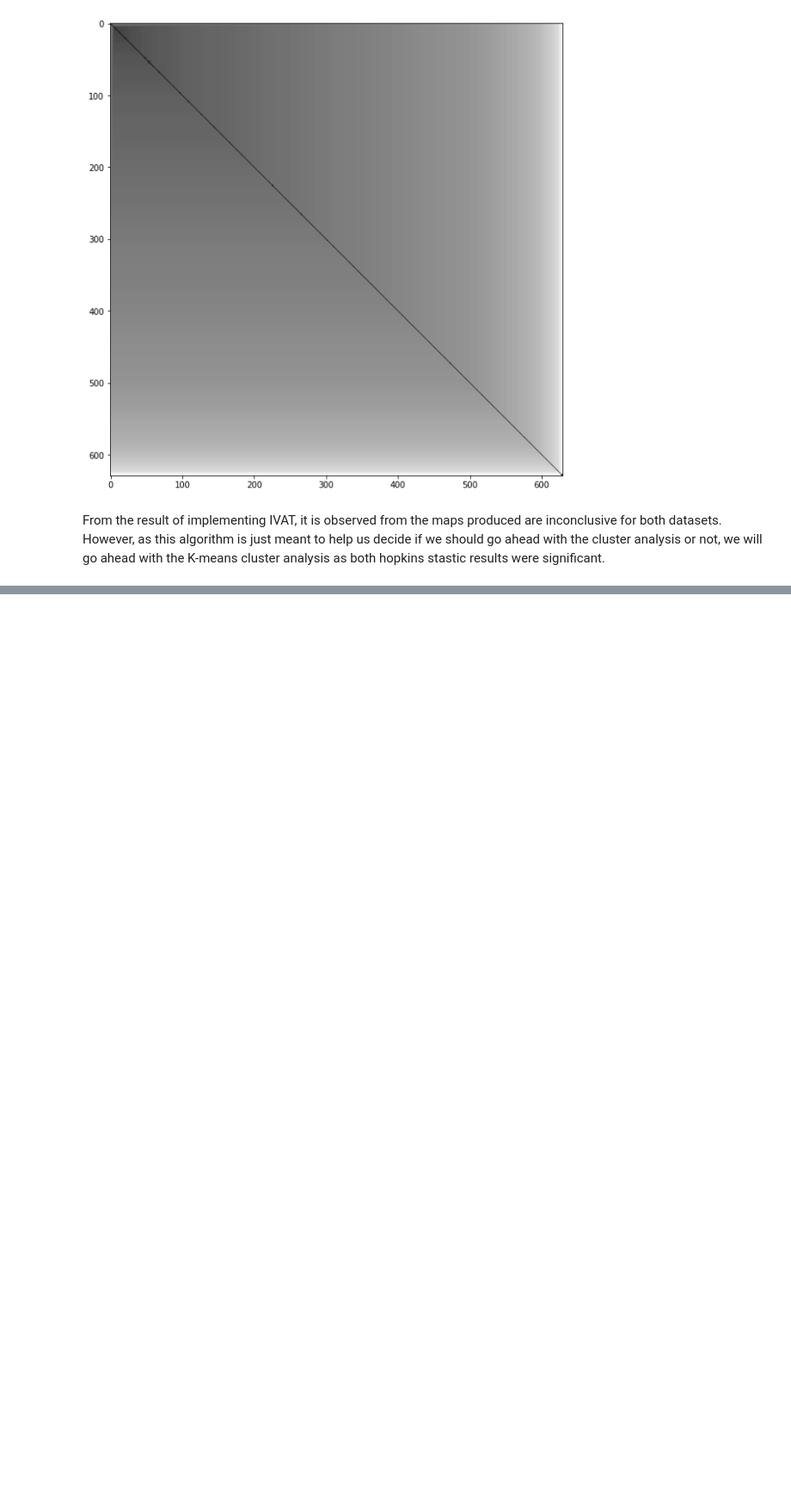
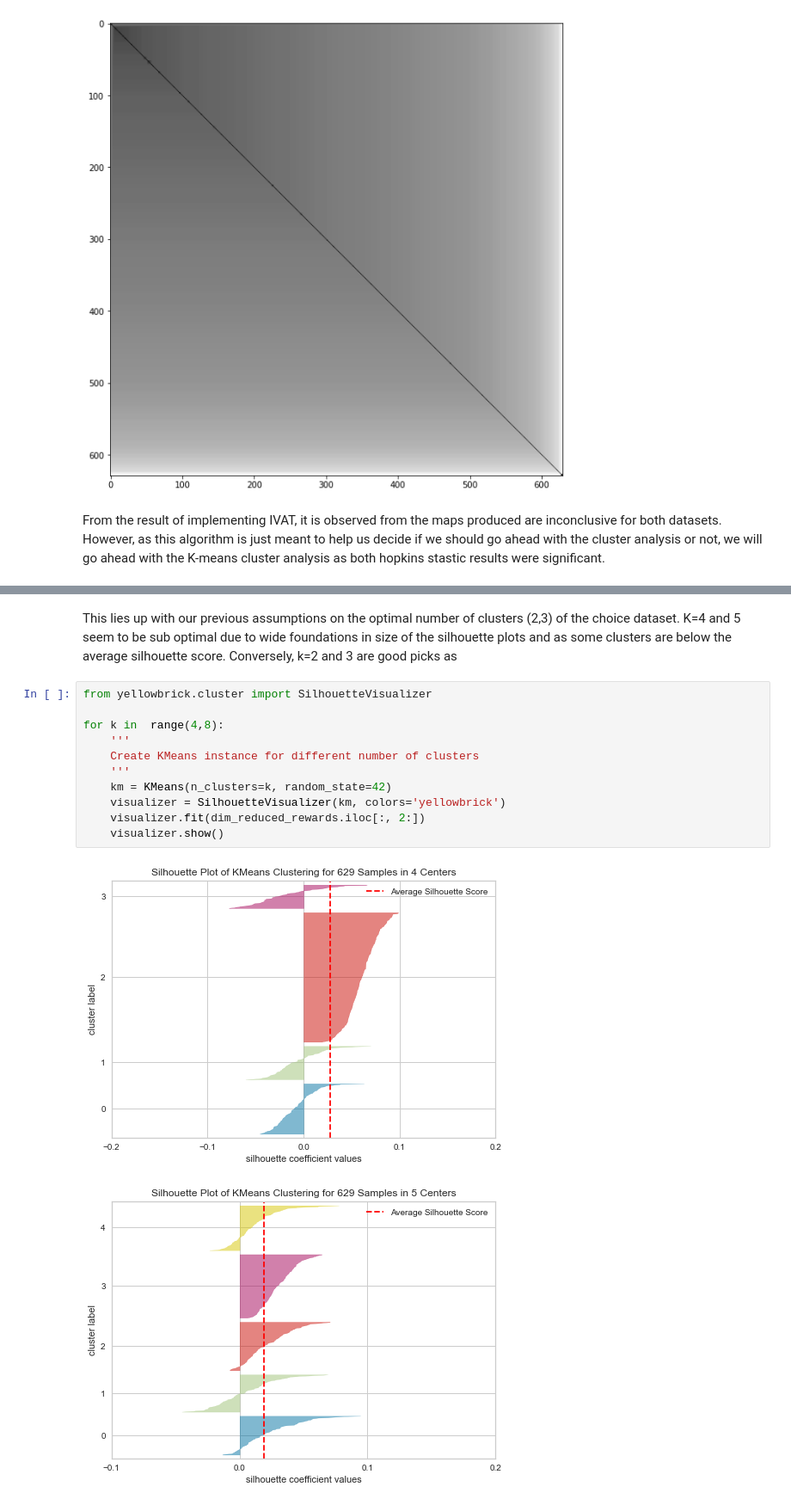
Before and after one commit to reidya3/CA4015_First_Assignment, a Jupyter notebook: book/Clustering_Analysis.ipynb, the cells around one changed output, grey strips where cells are left out. Shown at 86% size. Saved outputs shown, nothing was run; the diff lists cells and outputs as text; blank space fills up the shorter version.

```diff
--- a/book/Clustering_Analysis.ipynb
+++ b/book/Clustering_Analysis.ipynb
@@ -122,0 +180,16 @@ with your book. For more information about this, see [the Jupyter Book documenta
+# %% [markdown]
+This lies up with our previous assumptions on the optimal number of clusters (2,3) of the choice dataset. K=4 and 5 seem to be sub optimal due to wide foundations in size of the silhouette plots and as some clusters are below the average silhouette score. Conversely, k=2 and 3 are good picks as
+# %%
+from yellowbrick.cluster import SilhouetteVisualizer
+
+for k in  range(4,8):
+    '''
+    Create KMeans instance for different number of clusters
+    '''
+    km = KMeans(n_clusters=k, random_state=42)
+    visualizer = SilhouetteVisualizer(km, colors='yellowbrick')
+    visualizer.fit(dim_reduced_rewards.iloc[:, 2:])
+    visualizer.show()
+# %% [output]
+[figure, added]
+[figure, added]
```
Also changed, not shown: parts of 17 cells of this notebook, 4 other files.
